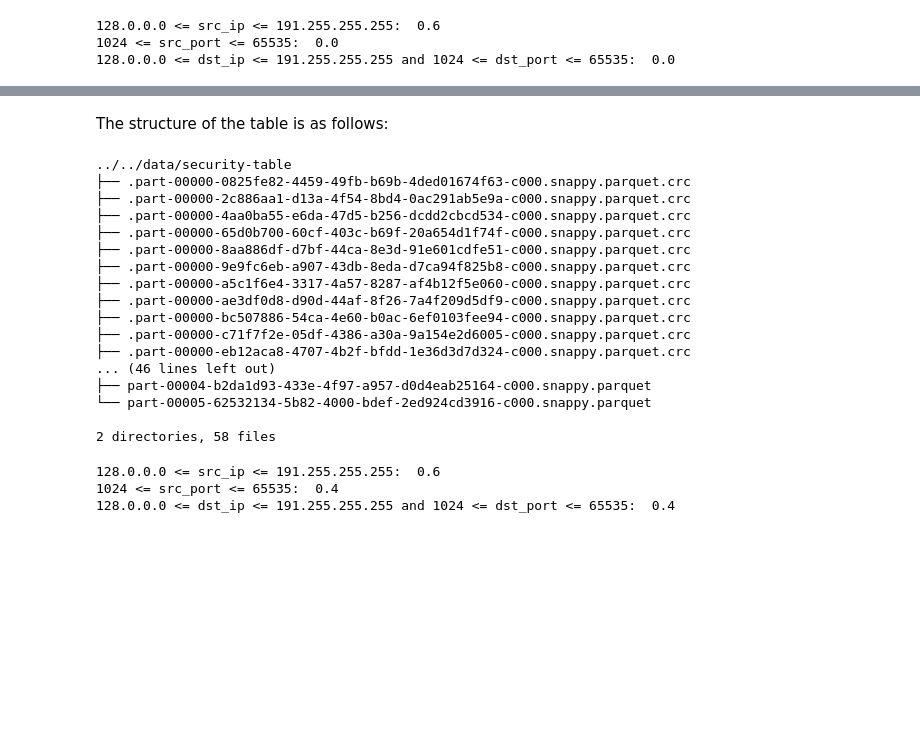
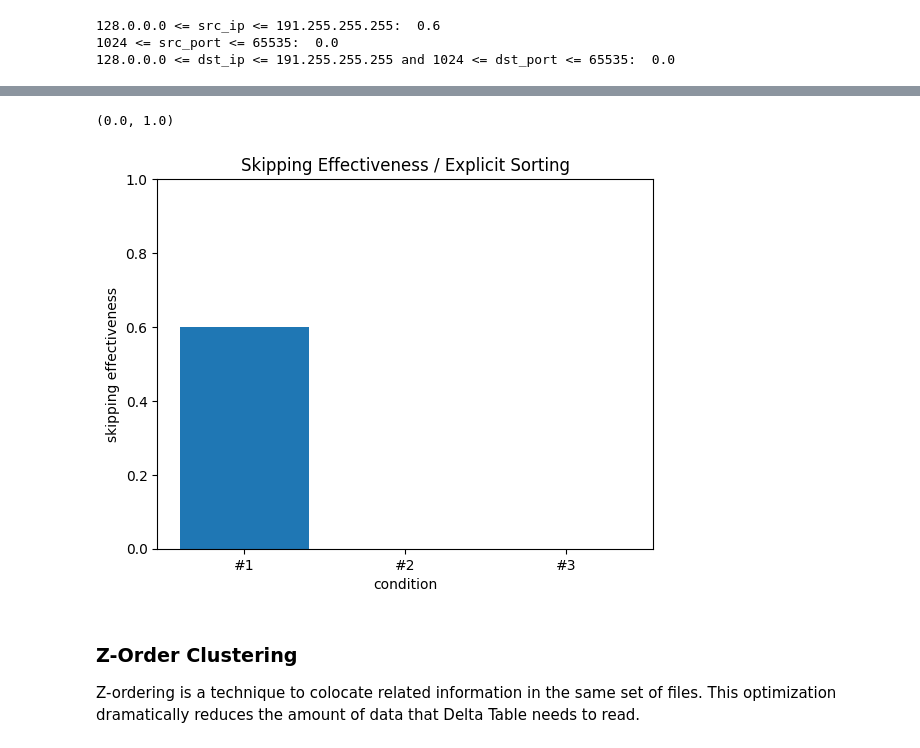
Before and after one commit to kotosiro/sharing-examples, a Jupyter notebook: delta-sharing-data-skipping/notebooks/01_Load_Delta_Table_with_Data_Skipping.ipynb, the cells around one changed output, grey strips where cells are left out. Cells and saved outputs as stored; diff of their text form; code cells hidden in the pictures; blank space fills up the shorter version.

```diff
--- a/delta-sharing-data-skipping/notebooks/01_Load_Delta_Table_with_Data_Skipping.ipynb
+++ b/delta-sharing-data-skipping/notebooks/01_Load_Delta_Table_with_Data_Skipping.ipynb
@@ -208,60 +212,20 @@ DataFrame[path: string, metrics: struct<numFilesAdded:bigint,numFilesRemoved:big
-# %% [markdown]
-The structure of the table is as follows:
-# %%
-%%bash
-
-tree -a ../../data/security-table
-# %% [output]
-../../data/security-table
-├── .part-00000-0825fe82-4459-49fb-b69b-4ded01674f63-c000.snappy.parquet.crc
-├── .part-00000-2c886aa1-d13a-4f54-8bd4-0ac291ab5e9a-c000.snappy.parquet.crc
-├── .part-00000-4aa0ba55-e6da-47d5-b256-dcdd2cbcd534-c000.snappy.parquet.crc
-├── .part-00000-65d0b700-60cf-403c-b69f-20a654d1f74f-c000.snappy.parquet.crc
-├── .part-00000-8aa886df-d7bf-44ca-8e3d-91e601cdfe51-c000.snappy.parquet.crc
-├── .part-00000-9e9fc6eb-a907-43db-8eda-d7ca94f825b8-c000.snappy.parquet.crc
-├── .part-00000-a5c1f6e4-3317-4a57-8287-af4b12f5e060-c000.snappy.parquet.crc
-├── .part-00000-ae3df0d8-d90d-44af-8f26-7a4f209d5df9-c000.snappy.parquet.crc
-├── .part-00000-bc507886-54ca-4e60-b0ac-6ef0103fee94-c000.snappy.parquet.crc
-├── .part-00000-c71f7f2e-05df-4386-a30a-9a154e2d6005-c000.snappy.parquet.crc
-├── .part-00000-eb12aca8-4707-4b2f-bfdd-1e36d3d7d324-c000.snappy.parquet.crc
-... (46 lines left out)
-├── part-00004-b2da1d93-433e-4f97-a957-d0d4eab25164-c000.snappy.parquet
-└── part-00005-62532134-5b82-4000-bdef-2ed924cd3916-c000.snappy.parquet
-
-2 directories, 58 files
-# %%
-from deltalake import DeltaTable
-import pyarrow.dataset as ds
-import pandas as pd
-import json
-
-
-def overlap(a, b):
-    return a[0] <= b[0] <= a[1] or b[0] <= a[0] <= b[1]
-
-dt = DeltaTable('../../data/security-table')
-
-lhs = dt.get_add_actions().to_pandas()[['min']].values.tolist()
-lhs = [x for r in lhs for x in r]
-lhs = pd.DataFrame.from_dict(lhs)
-
-rhs = dt.get_add_actions().to_pandas()[['max']].values.tolist()
-rhs = [x for r in rhs for x in r]
-rhs = pd.DataFrame.from_dict(rhs)
-
-clause_1, clause_2, clause_3 = 0, 0, 0
-for (_, min), (_, max) in zip(lhs.iterrows(), rhs.iterrows()):
-    if overlap(('128.0.0.0', '191.255.255.255'), (min['src_ip'], max['src_ip'])):
-        clause_1 += 1
-    if overlap((1024, 65535), (min['src_port'], max['src_port'])):
-        clause_2 += 1
-    if overlap(('128.0.0.0', '191.255.255.255'), (min['dst_ip'], max['dst_ip'])) and \
-    overlap((1024, 65535), (min['dst_port'], max['dst_port'])):
-        clause_3 += 1
-print('128.0.0.0 <= src_ip <= 191.255.255.255: ', 1 - clause_1 / 10)
-print('1024 <= src_port <= 65535: ', 1 - clause_2 / 10)
-print('128.0.0.0 <= dst_ip <= 191.255.255.255 and 1024 <= dst_port <= 65535: ', 1 - clause_3 / 10)
-# %% [output]
-128.0.0.0 <= src_ip <= 191.255.255.255:  0.6
-1024 <= src_port <= 65535:  0.4
-128.0.0.0 <= dst_ip <= 191.255.255.255 and 1024 <= dst_port <= 65535:  0.4
+# %%
+import matplotlib.pyplot as plt
+import numpy as np
+
+left = np.array([1, 2, 3])
+height = np.array([0.6, 0.0, 0.0])
+label = ['#1', '#2', '#3']
+
+plt.bar(left, height, tick_label=label, align='center')
+plt.title('Skipping Effectiveness / Explicit Sorting')
+plt.xlabel('condition')
+plt.ylabel('skipping effectiveness')
+plt.ylim([0.0, 1.0])
+# %% [output]
+(0.0, 1.0)
+[figure, added]
+# %% [markdown]
+### Z-Order Clustering
+
+ Z-ordering is a technique to colocate related information in the same set of files. This optimization dramatically reduces the amount of data that Delta Table needs to read.
```
Also changed, not shown: parts of 13 cells of this notebook, 3 other files.
